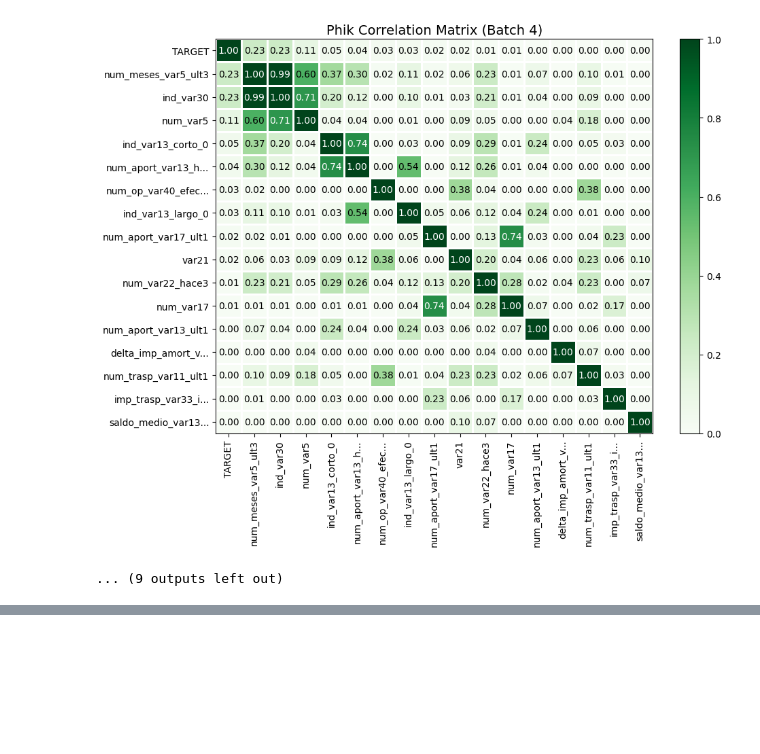
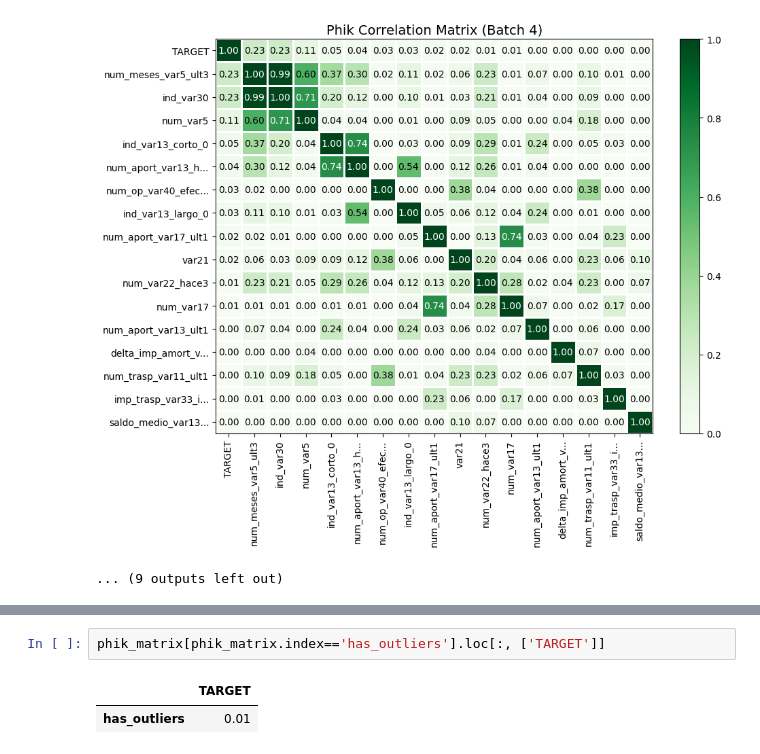
Before and after one commit to aziart/santander-customer-satisfaction, a Jupyter notebook: notebooks/02_draft_file.ipynb, the cells around one changed output, grey strips where cells are left out. Drawn from its saved outputs; the diff is of its cells as text; blank space fills up the shorter version.

```diff
--- a/notebooks/02_draft_file.ipynb
+++ b/notebooks/02_draft_file.ipynb
@@ -316,0 +457,5 @@ Calculating phik correlation for columns: ['num_var17', 'saldo_medio_var13_medio
+# %%
+phik_matrix[phik_matrix.index=='has_outliers'].loc[:, ['TARGET']]
+# %% [output]
+|  | TARGET |
+| has_outliers | 0.01 |
```
Also changed, not shown: parts of 13 cells of this notebook, 2 other files.
